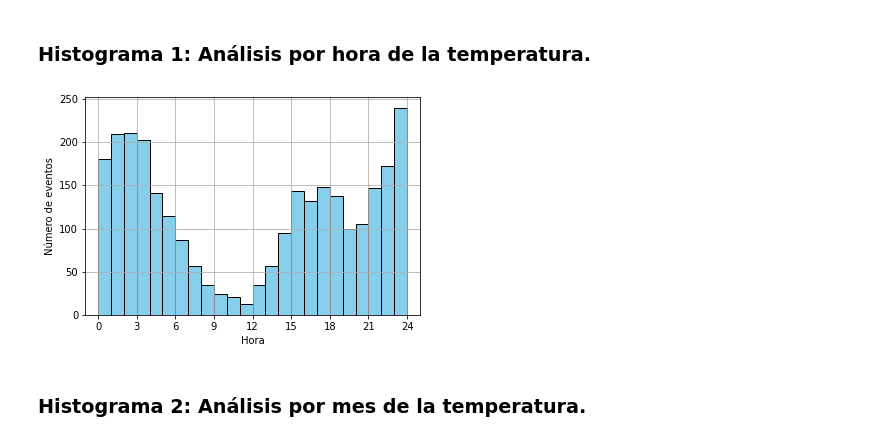
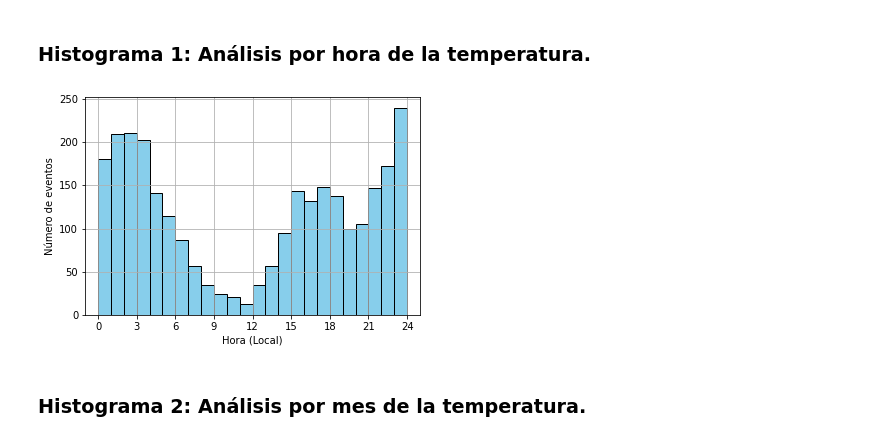
Before and after one commit to chris051091/Tesis_Maestr-a, a Jupyter notebook: Histogramas.ipynb, the cells around one changed output. Saved outputs shown, nothing was run; the diff lists cells and outputs as text; code cells hidden in the pictures.

```diff
--- a/Histogramas.ipynb
+++ b/Histogramas.ipynb
@@ -91,22 +91,22 @@ df
 # %%
 fig, ax = plt.subplots()
 
 # Gráfico del histograma
 df['hour_min_t'].plot(kind = 'hist', ax=ax, edgecolor='black', color='skyblue', bins = range(0, 25))
 
 # # Gráfico de la estimativa de la densidad del kernel en el mismo gráfico sobre el mismo gráfico
 # ax2 = df['hour_min_t'].plot(kind='kde', secondary_y=True, ax=ax, color='red')
 # ax2.set_ylabel("Densidad")
 
 ax.set_ylim(0)
 ax.set_xlim(-1, 25)
 ax.grid(True)
-ax.set_xlabel("Hora")
+ax.set_xlabel("Hora (Local)")
 ax.set_xticks(range(0, 25, 3))
 ax.set_ylabel("Número de eventos")
 plt.savefig(PATH_DRIVE + PATH_FIGURE + 'Histograma_hora_Temp.png', format='png')
 # %% [output]
-[figure, old version]
+[figure, new version]
 # %% [markdown]
 ### Histograma 2: Análisis por mes de la temperatura.
 # %%
```
Also changed, not shown: parts of 3 cells of this notebook.
